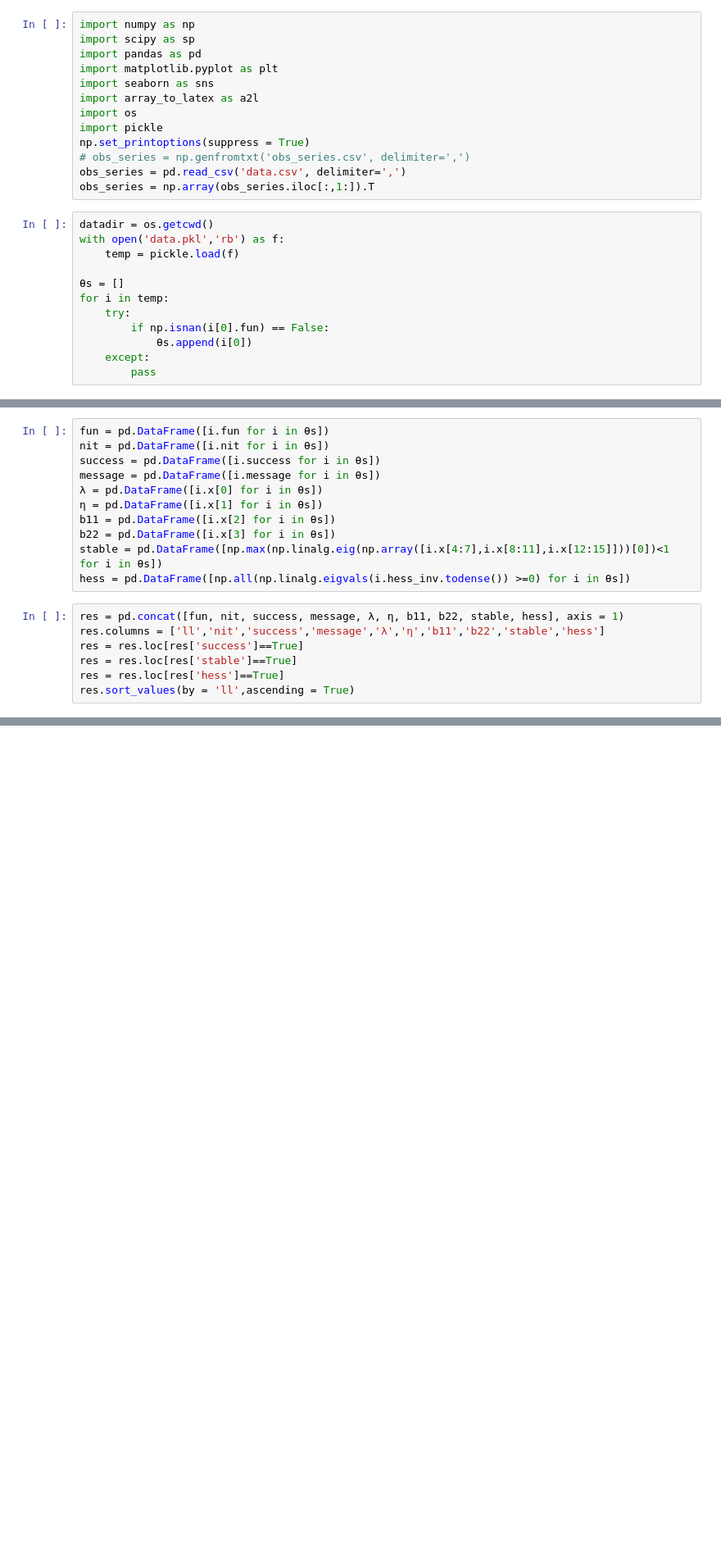
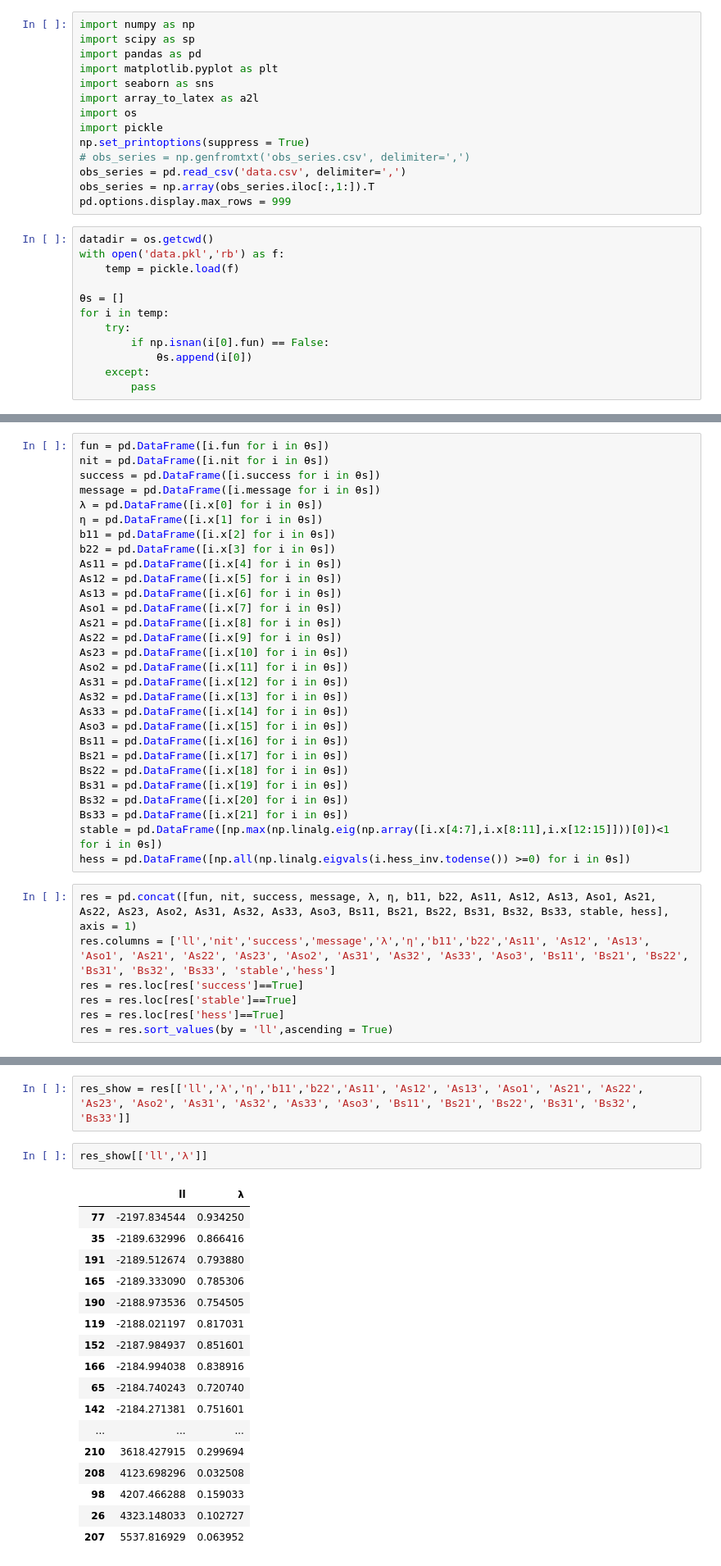
Before and after one commit to hqin-2020/sobol_b21_0, a Jupyter notebook: Results_b21_0.ipynb, the cells around one changed output, grey strips where cells are left out. Shown at 82% size. Cells and saved outputs as stored; diff of their text form; blank space fills up the shorter version.

```diff
--- a/Results_b21_0.ipynb
+++ b/Results_b21_0.ipynb
@@ -11,6 +11,7 @@ np.set_printoptions(suppress = True)
 # obs_series = np.genfromtxt('obs_series.csv', delimiter=',')
 obs_series = pd.read_csv('data.csv', delimiter=',')
 obs_series = np.array(obs_series.iloc[:,1:]).T
+pd.options.display.max_rows = 999
 # %%
 datadir = os.getcwd()
 with open('data.pkl','rb') as f:
@@ -36,12 +33,30 @@ message = pd.DataFrame([i.message for i in θs])
 η = pd.DataFrame([i.x[1] for i in θs])
 b11 = pd.DataFrame([i.x[2] for i in θs])
 b22 = pd.DataFrame([i.x[3] for i in θs])
+As11 = pd.DataFrame([i.x[4] for i in θs])
+As12 = pd.DataFrame([i.x[5] for i in θs])
+As13 = pd.DataFrame([i.x[6] for i in θs])
+Aso1 = pd.DataFrame([i.x[7] for i in θs])
+As21 = pd.DataFrame([i.x[8] for i in θs])
+As22 = pd.DataFrame([i.x[9] for i in θs])
+As23 = pd.DataFrame([i.x[10] for i in θs])
+Aso2 = pd.DataFrame([i.x[11] for i in θs])
+As31 = pd.DataFrame([i.x[12] for i in θs])
+As32 = pd.DataFrame([i.x[13] for i in θs])
+As33 = pd.DataFrame([i.x[14] for i in θs])
+Aso3 = pd.DataFrame([i.x[15] for i in θs])
+Bs11 = pd.DataFrame([i.x[16] for i in θs])
+Bs21 = pd.DataFrame([i.x[17] for i in θs])
+Bs22 = pd.DataFrame([i.x[18] for i in θs])
+Bs31 = pd.DataFrame([i.x[19] for i in θs])
+Bs32 = pd.DataFrame([i.x[20] for i in θs])
+Bs33 = pd.DataFrame([i.x[21] for i in θs])
 stable = pd.DataFrame([np.max(np.linalg.eig(np.array([i.x[4:7],i.x[8:11],i.x[12:15]]))[0])<1 for i in θs])
 hess = pd.DataFrame([np.all(np.linalg.eigvals(i.hess_inv.todense()) >=0) for i in θs])
 # %%
-res = pd.concat([fun, nit, success, message, λ, η, b11, b22, stable, hess], axis = 1)
-res.columns = ['ll','nit','success','message','λ','η','b11','b22','stable','hess']
+res = pd.concat([fun, nit, success, message, λ, η, b11, b22, As11, As12, As13, Aso1, As21, As22, As23, Aso2, As31, As32, As33, Aso3, Bs11, Bs21, Bs22, Bs31, Bs32, Bs33, stable, hess], axis = 1)
+res.columns = ['ll','nit','success','message','λ','η','b11','b22','As11', 'As12', 'As13', 'Aso1', 'As21', 'As22', 'As23', 'Aso2', 'As31', 'As32', 'As33', 'Aso3', 'Bs11', 'Bs21', 'Bs22', 'Bs31', 'Bs32', 'Bs33', 'stable','hess']
 res = res.loc[res['success']==True]
 res = res.loc[res['stable']==True]
 res = res.loc[res['hess']==True]
-res.sort_values(by = 'll',ascending = True)
+res = res.sort_values(by = 'll',ascending = True)
@@ -64,0 +63,22 @@ res.sort_values(by = 'll',ascending = True)
+# %%
+res_show = res[['ll','λ','η','b11','b22','As11', 'As12', 'As13', 'Aso1', 'As21', 'As22', 'As23', 'Aso2', 'As31', 'As32', 'As33', 'Aso3', 'Bs11', 'Bs21', 'Bs22', 'Bs31', 'Bs32', 'Bs33']]
+# %%
+res_show[['ll','λ']]
+# %% [output]
+|  | ll | λ |
+| 77 | -2197.834544 | 0.934250 |
+| 35 | -2189.632996 | 0.866416 |
+| 191 | -2189.512674 | 0.793880 |
+| 165 | -2189.333090 | 0.785306 |
+| 190 | -2188.973536 | 0.754505 |
+| 119 | -2188.021197 | 0.817031 |
+| 152 | -2187.984937 | 0.851601 |
+| 166 | -2184.994038 | 0.838916 |
+| 65 | -2184.740243 | 0.720740 |
+| 142 | -2184.271381 | 0.751601 |
+| ... | ... | ... |
+| 210 | 3618.427915 | 0.299694 |
+| 208 | 4123.698296 | 0.032508 |
+| 98 | 4207.466288 | 0.159033 |
+| 26 | 4323.148033 | 0.102727 |
+| 207 | 5537.816929 | 0.063952 |
```
Also changed, not shown: parts of 4 cells of this notebook, 5 other files.
